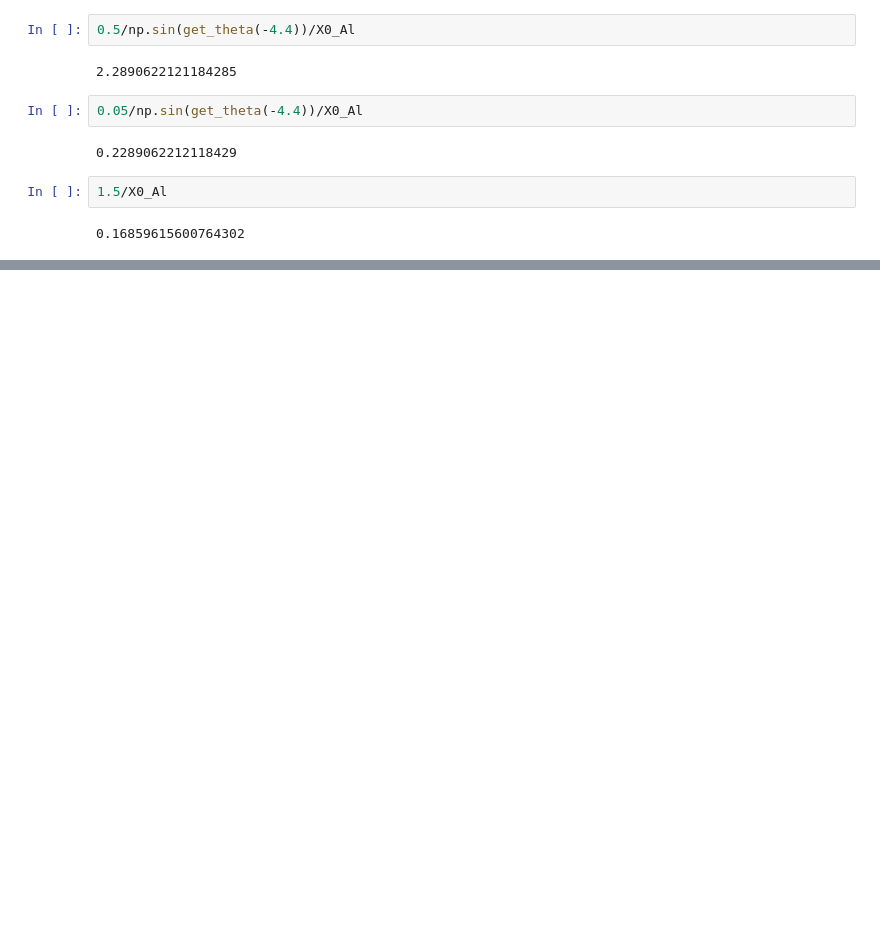
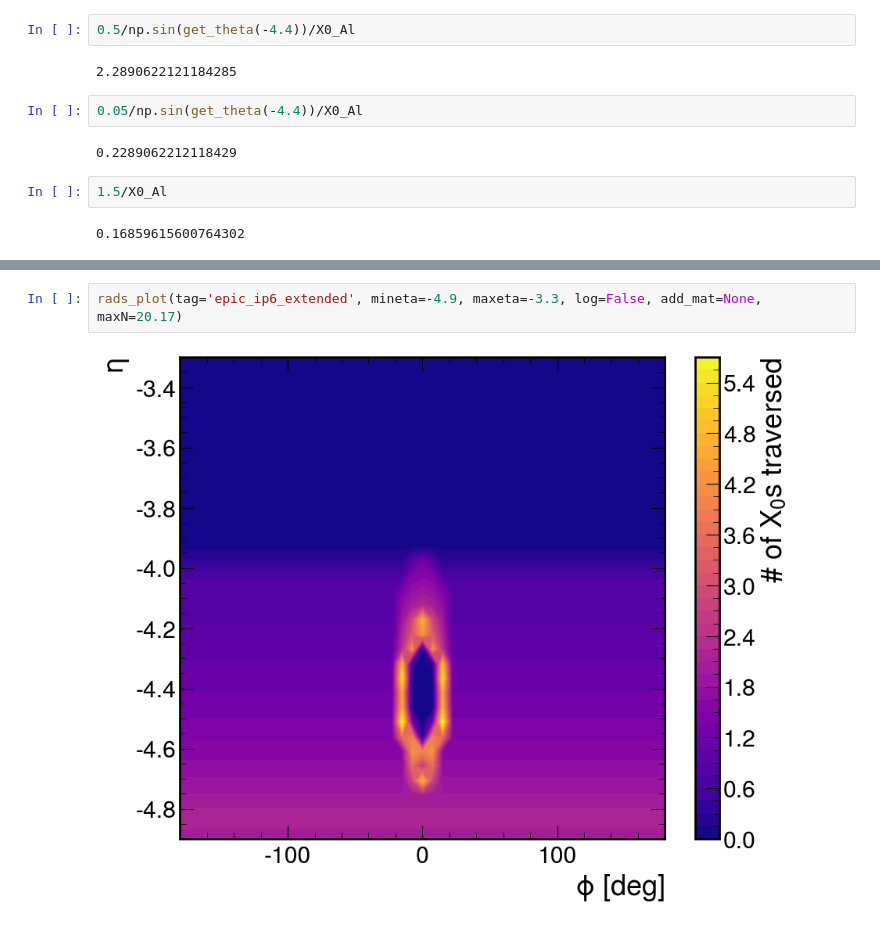
Before and after one commit to sebouh137/backwards_insert, a Jupyter notebook: RadiationLengths.ipynb, the cells around one changed output, grey strips where cells are left out. Drawn from its saved outputs; the diff is of its cells as text; blank space fills up the shorter version.

```diff
--- a/RadiationLengths.ipynb
+++ b/RadiationLengths.ipynb
@@ -584,0 +658,4 @@ plt.savefig("images/proposed_beampipe.pdf")
+# %%
+rads_plot(tag='epic_ip6_extended', mineta=-4.9, maxeta=-3.3, log=False, add_mat=None, maxN=20.17)
+# %% [output]
+[figure, added]
```
Also changed, not shown: parts of 2 cells of this notebook, 4 other files.
